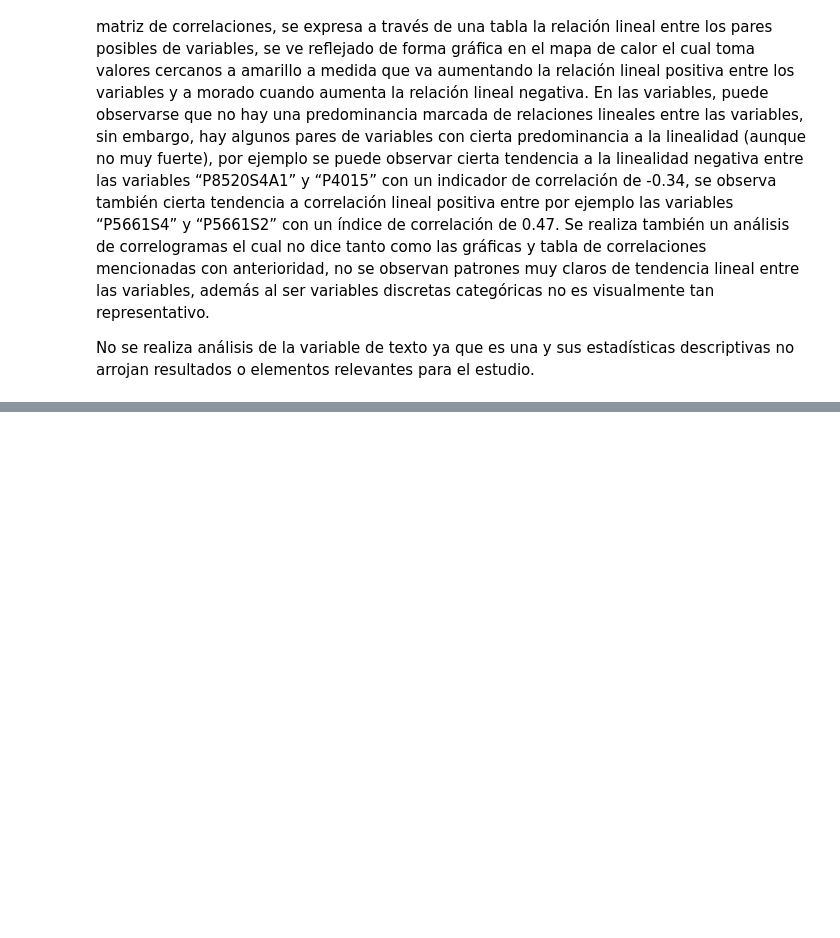
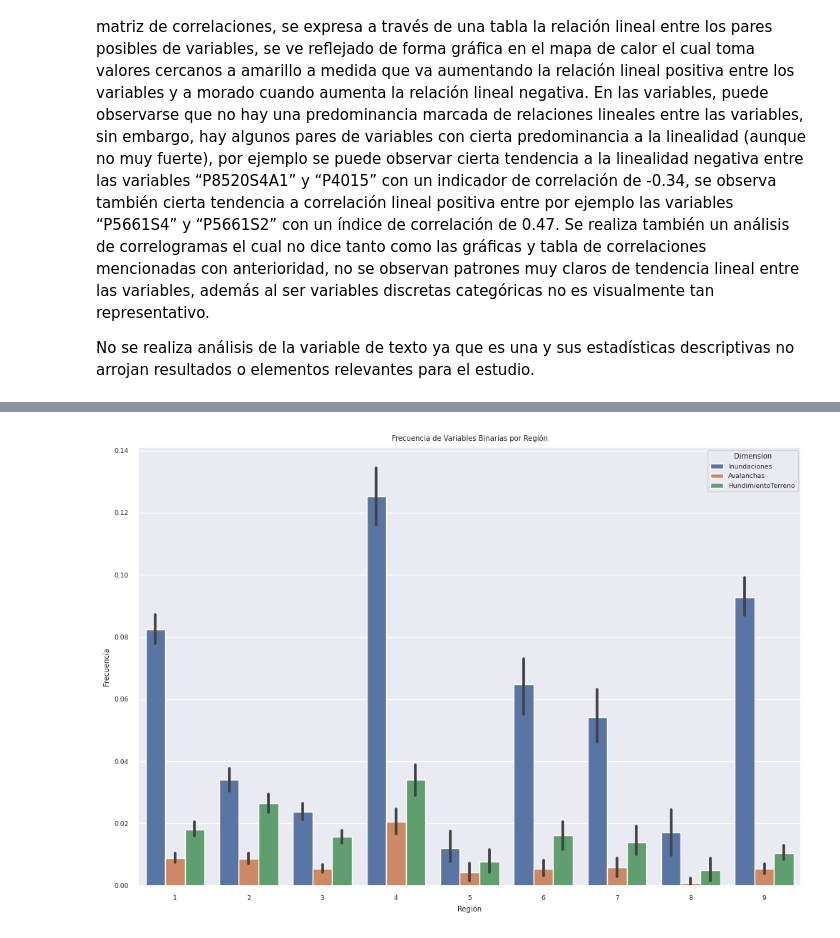
Before and after one commit to lauperalta44/aprend_no_supervisado, a Jupyter notebook: Código/Proyecto_Aprendizaje_No_Supervisado.ipynb, the cells around one changed output, grey strips where cells are left out. Drawn from its saved outputs; the diff is of its cells as text; code cells hidden in the pictures; blank space fills up the shorter version.

```diff
--- a/Código/Proyecto_Aprendizaje_No_Supervisado.ipynb
+++ b/Código/Proyecto_Aprendizaje_No_Supervisado.ipynb
@@ -327,0 +400,21 @@ Finalmente, se realiza un último gráfico que agrupa todas las variables, se ha
+# %%
+# Crea un diccionario que mapea los valores de la columna REGION a coordenadas
+coordinates = {
+    1: (10.541691589391467, -74.04910196308987),
+    2: (6.013057006180515, -70.42052045640392),
+    3: (4.560299186157048, -73.68705309259512),
+    4: (4.496053359561176, -77.26857588665754),
+    5: (4.710665553010074, -74.07205239183722),
+    6: (6.765389419581694, -75.60962584197226),
+    7: (3.6849747458861213, -76.4731746308807),
+    8: (12.542406079262099, -81.71833566758795),
+    9: (-1.0154505162569214, -70.97880897480178),
+}
+
+# Crea las columnas de latitud y longitud
+df["latitude"] = [coordinates[region][0] for region in df["REGION"].values]
+df["longitude"] = [coordinates[region][1] for region in df["REGION"].values]
+
+# Crea el dataframe geodf
+geodf = gpd.GeoDataFrame(df, geometry=gpd.points_from_xy(df["longitude"],df["latitude"]))
+geodf.head()
@@ -327,0 +565,24 @@ Finalmente, se realiza un último gráfico que agrupa todas las variables, se ha
+# %%
+# Seleccionar las columnas de interés
+columnas_binarias = ['P4065S1', 'P4065S2', 'P4065S3', 'REGION']
+
+# Crear un nuevo DataFrame df2 con las columnas de interés
+df2 = df[columnas_binarias]
+
+# Renombrar las columnas para mayor claridad
+df2.columns = [ 'Inundaciones', 'Avalanchas', 'HundimientoTerreno', 'REGION']
+
+# Crear un DataFrame largo con una columna para la dimensión y otra para la región
+df_long = pd.melt(df2, id_vars=['REGION'], var_name='Dimension', value_name='Frecuencia')
+
+# Generar un gráfico de barras apilado
+plt.figure(figsize=(12, 8))
+sns.barplot(data=df_long, x='REGION', y='Frecuencia', hue='Dimension')
+plt.title('Frecuencia de Variables Binarias por Región')
+plt.xlabel('Región')
+plt.ylabel('Frecuencia')
+plt.xticks(rotation=0)  # Rotar etiquetas del eje x para mayor claridad
+plt.legend(title='Dimension')
+plt.show()
+# %% [output]
+[figure, added]
```
Also changed, not shown: parts of 38 cells of this notebook.
